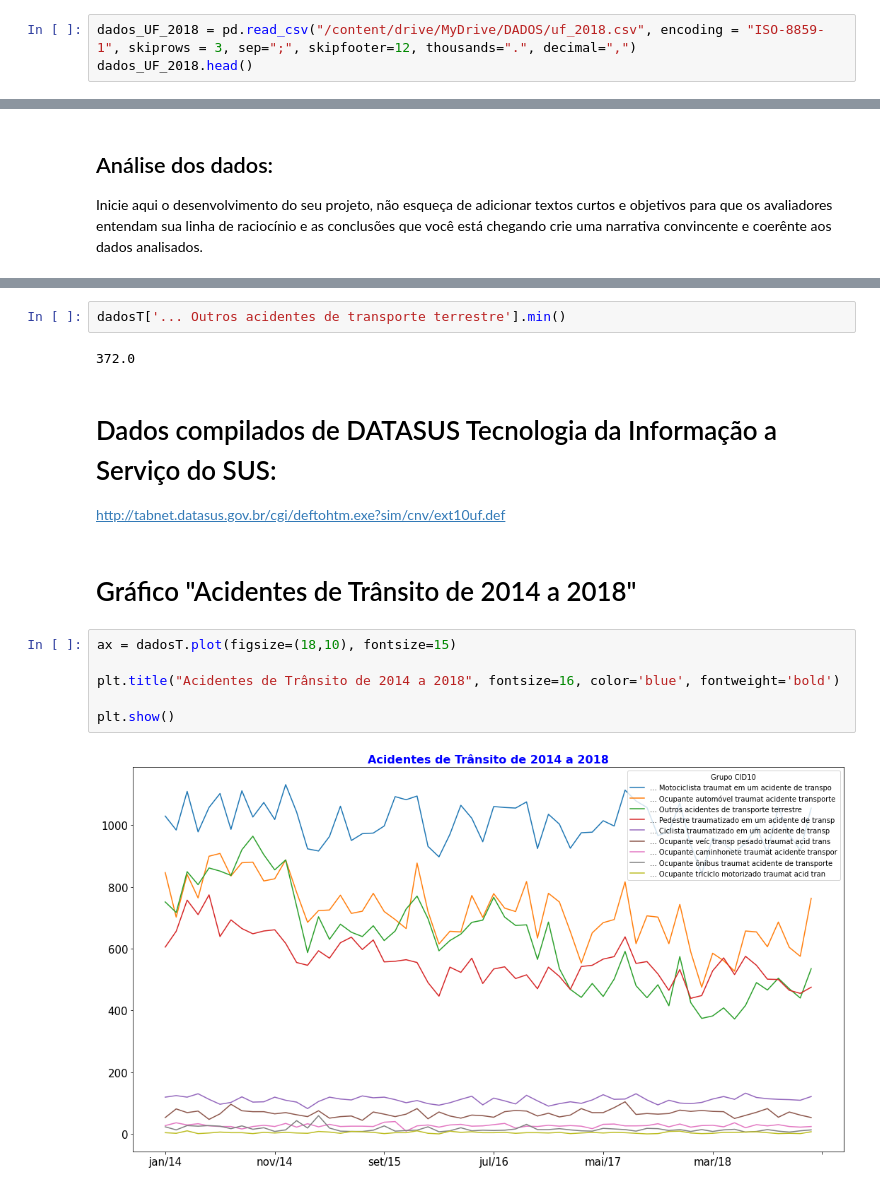
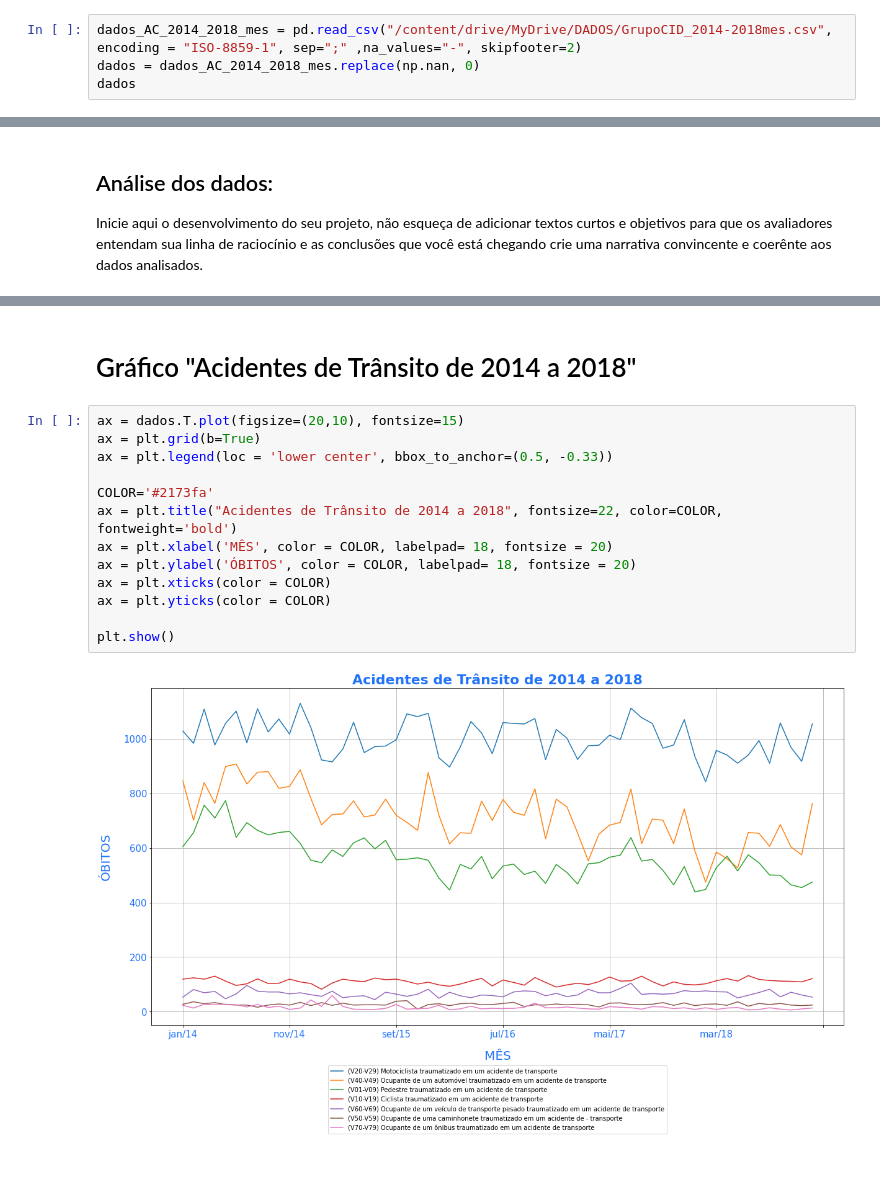
Before and after one commit to BrunoMinetti/BootcampAluraDataScienceAplicada2021, a Jupyter notebook: Bruno_Sanches_ProjetoMódulo01.ipynb, the cells around one changed output, grey strips where cells are left out. Cells and saved outputs as stored; diff of their text form.

```diff
--- a/Bruno_Sanches_ProjetoMódulo01.ipynb
+++ b/Bruno_Sanches_ProjetoMódulo01.ipynb
@@ -47,5 +81,6 @@ import matplotlib.ticker as ticker
 Grupo CID10: Pedestre traumatizado em um acidente de transporte, Ciclista traumatizado em um acidente de transporte, Motociclista traumat em um acidente de transporte, Ocupante triciclo motorizado traumat acid transp, Ocupante automóvel traumat acidente transporte, Ocupante caminhonete traumat acidente transporte, Ocupante veíc transp pesado traumat acid transp, Ocupante ônibus traumat acidente de transporte, Outros acidentes de transporte terrestre, Acidentes de transporte por água, Acidentes de transporte aéreo e espacial, Outros acidentes de transporte e os não especif
 Período:2014-2018
 # %%
-dados_UF_2018 = pd.read_csv("/content/drive/MyDrive/DADOS/uf_2018.csv", encoding = "ISO-8859-1", skiprows = 3, sep=";", skipfooter=12, thousands=".", decimal=",")
-dados_UF_2018.head()
+dados_AC_2014_2018_mes = pd.read_csv("/content/drive/MyDrive/DADOS/GrupoCID_2014-2018mes.csv", encoding = "ISO-8859-1", sep=";" ,na_values="-", skipfooter=2)
+dados = dados_AC_2014_2018_mes.replace(np.nan, 0)
+dados
@@ -303,19 +323,19 @@ dadosT
-# %%
-dadosT['... Outros acidentes de transporte terrestre'].min()
-# %% [output]
-372.0
-# %% [markdown]
-# Dados compilados de DATASUS  Tecnologia da Informação a Serviço do SUS:
-http://tabnet.datasus.gov.br/cgi/deftohtm.exe?sim/cnv/ext10uf.def
 # %% [markdown]
 # Gráfico "Acidentes de Trânsito de 2014 a 2018"
-# %%
-ax = dadosT.plot(figsize=(18,10), fontsize=15)
-
-plt.title("Acidentes de Trânsito de 2014 a 2018", fontsize=16, color='blue', fontweight='bold')
-
-plt.show()
-# %% [output]
-[figure, removed]
+# %%
+ax = dados.T.plot(figsize=(20,10), fontsize=15)
+ax = plt.grid(b=True)
+ax = plt.legend(loc = 'lower center', bbox_to_anchor=(0.5, -0.33))
+
+COLOR='#2173fa'
+ax = plt.title("Acidentes de Trânsito de 2014 a 2018", fontsize=22, color=COLOR, fontweight='bold')
+ax = plt.xlabel('MÊS', color = COLOR, labelpad= 18, fontsize = 20)
+ax = plt.ylabel('ÓBITOS', color = COLOR, labelpad= 18, fontsize = 20)
+ax = plt.xticks(color = COLOR)
+ax = plt.yticks(color = COLOR)
+
+plt.show()
+# %% [output]
+[figure, added]
 # %% [markdown]
 ## Dedução parcial:
```
Also changed, not shown: parts of 99 cells of this notebook.
